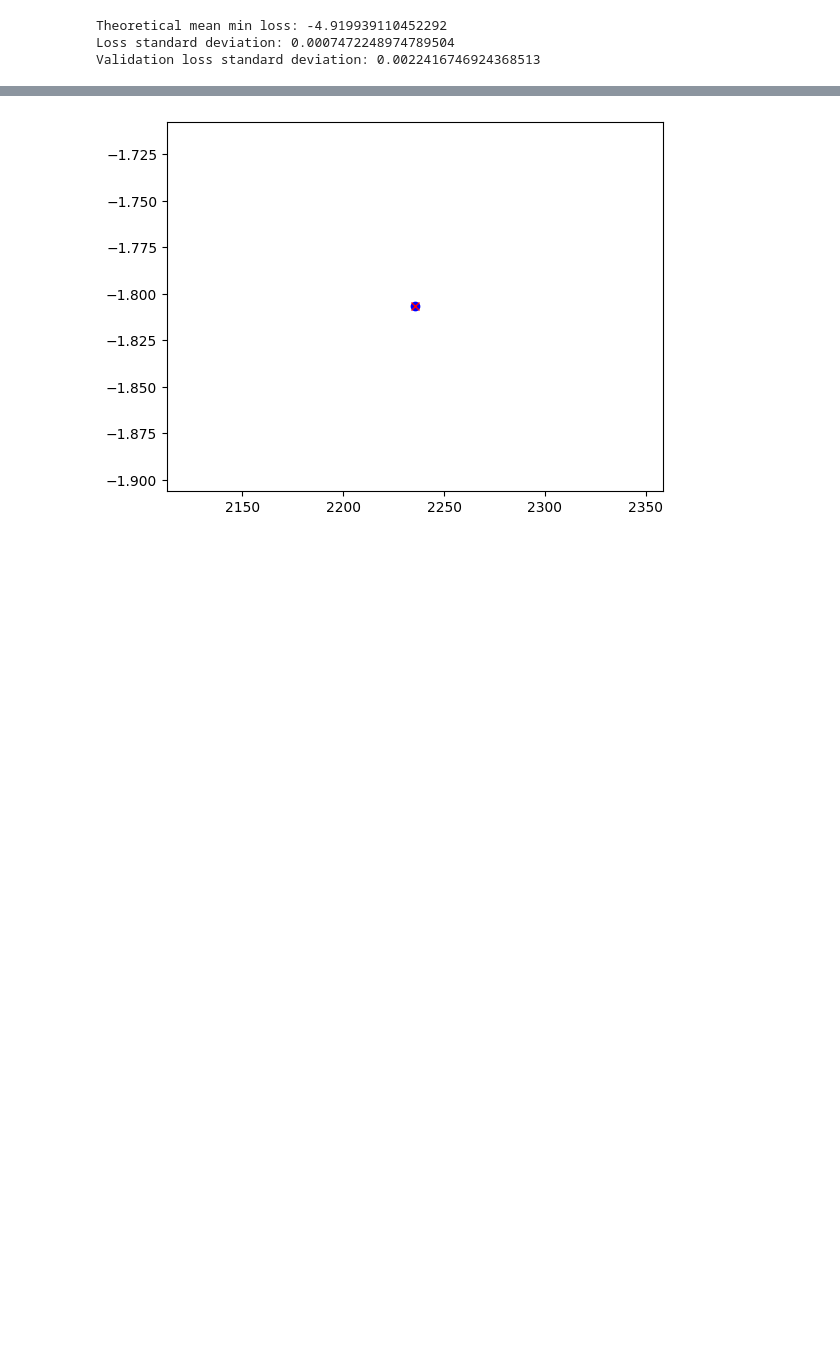
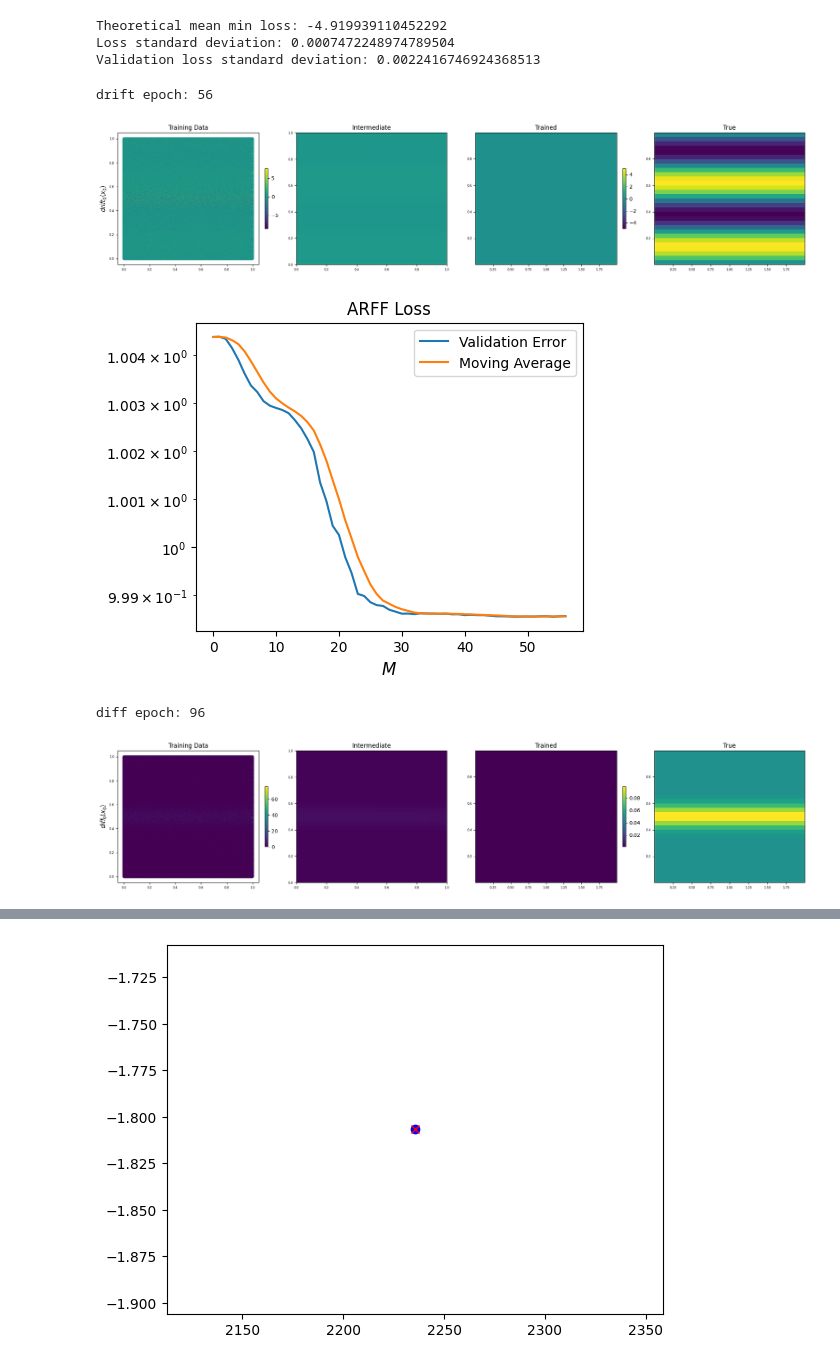
Before and after one commit to ojldoug/SDE_ARFF, a Jupyter notebook: ex7-Wave_SPDE.ipynb, the cells around one changed output, grey strips where cells are left out. Drawn from its saved outputs; the diff is of its cells as text; code cells hidden in the pictures; blank space fills up the shorter version.

```diff
--- a/ex7-Wave_SPDE.ipynb
+++ b/ex7-Wave_SPDE.ipynb
@@ -176,7 +181,7 @@ print(p_n)
 # %%
 # network parameters
 validation_split = .1
-AM_validation_split = .1
+ARFF_validation_split = .1
 
 drift_param = NNHyperparameters(K=2**7,
                                 M_min=30,
@@ -313,3 +318,26 @@ print('Validation loss standard deviation:', SD_val)
 Theoretical mean min loss: -4.919939110452292
 Loss standard deviation: 0.0007472248974789504
 Validation loss standard deviation: 0.0022416746924368513
+# %%
+# train networks
+No_of_tests = 1
+training_time = np.zeros(No_of_tests)
+val_loss = np.zeros(No_of_tests)
+
+for i in range(No_of_tests):
+    rng = np.random.default_rng(random_seed + i)
+
+    # build network
+    SAT = SDEARFFTrain(n_dimensions=n_dimensions, rng=rng, resampling=True)
+
+    # train network
+    hist = SAT.train_model(drift_param, diff_param, true_drift, true_diffusivity, u_n, u_np1, p_n, step_sizes=step_sizes, validation_split=validation_split, ARFF_validation_split=ARFF_validation_split, YinX=False, plot=True)
+
+    training_time[i] = hist.history["training_time"]
+    val_loss[i] = get_loss
+# %% [output]
+drift epoch: 56
+[figure, added]
+[figure, added]
+diff epoch: 96
+[figure, added]
```
Also changed, not shown: parts of 6 cells of this notebook, 5 other files.
